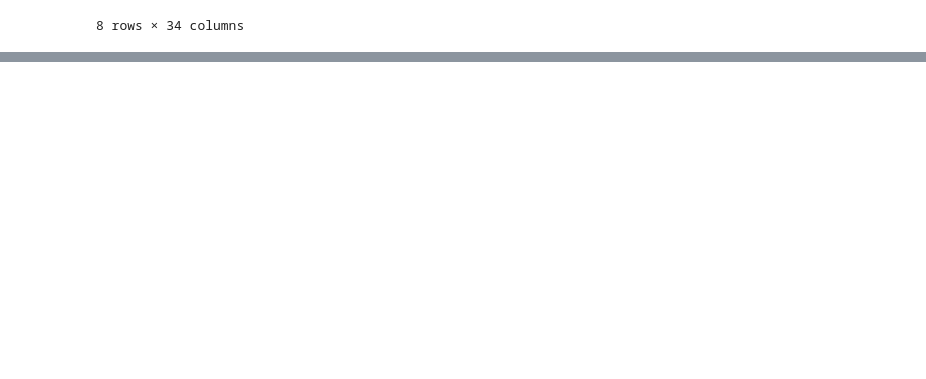
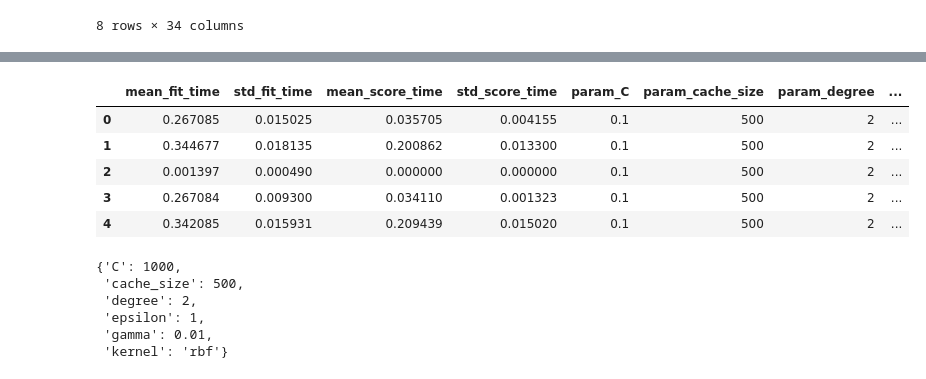
Before and after one commit to eyberthrojas/airbnb_price_prediction, a Jupyter notebook: price.ipynb, the cells around one changed output, grey strips where cells are left out. Cells and saved outputs as stored; diff of their text form; code cells hidden in the pictures; blank space fills up the shorter version.

```diff
--- a/price.ipynb
+++ b/price.ipynb
@@ -218,0 +312,7 @@ Shape X_train = (3054, 31), Shape y_train = (3054,), Shape X_test = (764, 31), S
+# %%
+parameters = {'kernel':('linear', 'rbf','Polynomial'), 'C':[0.1,1, 10, 100,1000,10000],                        'gamma':[0.01,0.1,1, 10, 100], 'degree':[2,3,4],
+             'epsilon' : [0.001, 0.01, 0.1,1, 10, 100], 'cache_size' : [500]}
+model = SVR()
+clf = GridSearchCV(estimator=model, param_grid=parameters, n_jobs=4, verbose = 2)
+# %%
+clf.fit(X3_train, y3_train)
@@ -219,2 +328,20 @@ Shape X_train = (3054, 31), Shape y_train = (3054,), Shape X_test = (764, 31), S
+# %%
+pd.DataFrame(clf.cv_results_).head()
+# %% [output]
+|  | mean_fit_time | std_fit_time | mean_score_time | std_score_time | param_C | param_cache_size | param_degree | ... |
+| 0 | 0.267085 | 0.015025 | 0.035705 | 0.004155 | 0.1 | 500 | 2 | ... |
+| 1 | 0.344677 | 0.018135 | 0.200862 | 0.013300 | 0.1 | 500 | 2 | ... |
+| 2 | 0.001397 | 0.000490 | 0.000000 | 0.000000 | 0.1 | 500 | 2 | ... |
+| 3 | 0.267084 | 0.009300 | 0.034110 | 0.001323 | 0.1 | 500 | 2 | ... |
+| 4 | 0.342085 | 0.015931 | 0.209439 | 0.015020 | 0.1 | 500 | 2 | ... |
+# %%
+clf.best_params_
+# %% [output]
+{'C': 1000,
+ 'cache_size': 500,
+ 'degree': 2,
+ 'epsilon': 1,
+ 'gamma': 0.01,
+ 'kernel': 'rbf'}
 # %%
 # %% [output]
```
Also changed, not shown: parts of 30 cells of this notebook, 1 other file.
